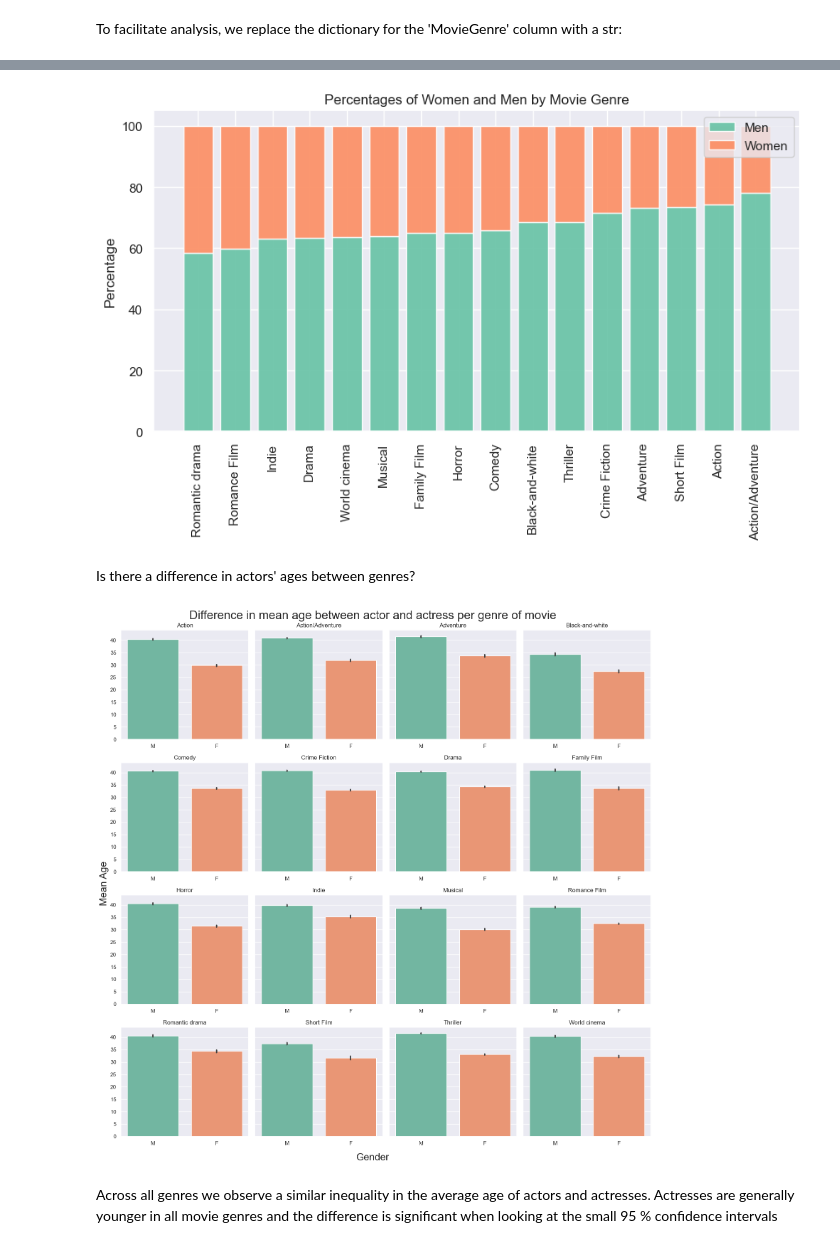
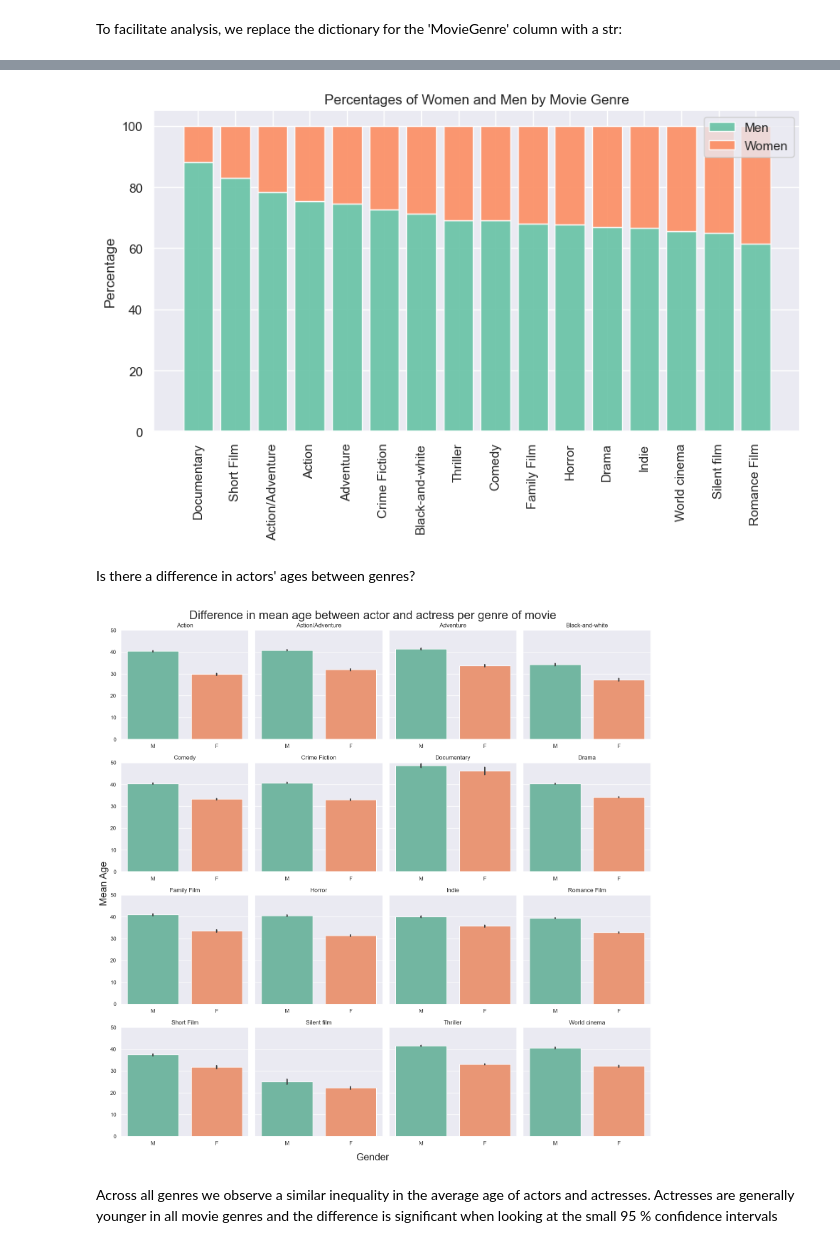
Before and after one commit to epfl-ada/ada-2023-project-teamcajare2023, a Jupyter notebook: P2.ipynb, the cells around one changed output, grey strips where cells are left out. Saved outputs shown, nothing was run; the diff lists cells and outputs as text; code cells hidden in the pictures.

```diff
--- a/P2.ipynb
+++ b/P2.ipynb
@@ -194,0 +199,29 @@ movies.sample(2)
+# %%
+all_unique_genres = set()
+
+# Get all the movie genres
+movies['MovieGenre'].apply(lambda x: all_unique_genres.update(x.values()) if isinstance(x, dict) else None)
+
+# Initialize dictionary with keys and values set to 0
+genres_count = {genre: 0 for genre in all_unique_genres}
+
+# Count the occurence of each genre
+for row in movies['MovieGenre']:
+    for key, value in row.items():
+        genres_count[value]+=1
+
+# Sort the dictionary by values in descending order
+genres_count = dict(sorted(genres_count.items(), key=lambda item: item[1], reverse=True))
+# %%
+plt.figure(figsize=(8, 4))
+
+# Keep the first 16 major genres
+major_16_genres = dict(islice(genres_count.items(), 16))
+
+x = np.arange(len(major_16_genres))
+
+plt.bar(x, major_16_genres.values())
+plt.xticks(x, major_16_genres.keys(), rotation='vertical')
+plt.title('16 Major Genres of Movies', fontsize=16)
+plt.ylabel('Number of movie for each genre')
+plt.show()
@@ -1087,4 +1201,6 @@ To facilitate analysis, we replace the dictionary for the 'MovieGenre' column wi
 # %%
-cmu_genre['MovieGenre'] = cmu_genre['MovieGenre'].apply(lambda x: list(x.values())[0])
+cmu_16_genre['MovieGenre'] = cmu_16_genre['MovieGenre'].apply(lambda x: list(x.values())[0])
+# %%
+cmu_16_genre = pd.merge(cmu_16_genre, df_gender_proportion_by_movie, on = ['WikiMovieID', 'ReleaseYear'], how = 'left')
 # %%
 # Split the dataset in 2 according to actor gender
@@ -1110,13 +1242,22 @@ genre_counts.sample(2)
 # %%
 # Plot the percentage of Women and Men per movie genre
 
+# Filter the cmu dataset to get only 1 row per movie. Otherwise, the genres are counted too many times
+cmu_16_without_duplicates = cmu_16_genre.drop_duplicates(subset=['WikiMovieID'], keep='first')
+
+women_perc_by_genre = cmu_16_without_duplicates.groupby('MovieGenre').agg({'PercentageofFemale': 'mean'})
+men_perc_by_genre = cmu_16_without_duplicates.groupby('MovieGenre').agg({'PercentageofMale': 'mean'})
+
+
 # Sort the DataFrame for better visualization
-genre_counts = genre_counts.sort_values(by='Percent_Men', ascending=True)
+women_perc_by_genre = women_perc_by_genre.sort_values(by='PercentageofFemale', ascending=True)
+men_perc_by_genre = men_perc_by_genre.sort_values(by='PercentageofMale', ascending=False)
+
 
 fig, ax = plt.subplots(figsize=(10, 5))
 
-ax.bar(genre_counts['MovieGenre'], genre_counts['Percent_Men'], label='Men', alpha=0.9)
-ax.bar(genre_counts['MovieGenre'], genre_counts['Percent_Women'], bottom=genre_counts['Percent_Men'], label='Women', alpha=0.9)
+ax.bar(men_perc_by_genre.index, men_perc_by_genre['PercentageofMale'], label='Men', alpha=0.9)
+ax.bar(women_perc_by_genre.index, women_perc_by_genre['PercentageofFemale'], bottom=men_perc_by_genre['PercentageofMale'], label='Women', alpha=0.9)
 
 plt.xticks(rotation='vertical')
 ax.set_ylabel('Percentage')
@@ -1125,32 +1266,32 @@ ax.legend()
 
 plt.show()
 # %% [output]
-[figure, old version]
+[figure, new version]
 # %% [markdown]
 Is there a difference in actors' ages between genres?
 # %%
-cmu_by_genre = cmu_genre.groupby('MovieGenre')
+cmu_by_genre = cmu_16_genre.groupby('MovieGenre')
 
 fig, axes = plt.subplots(4,4,figsize= (16,16), sharey=True)
 
 for genre, ax in zip(cmu_by_genre.groups.keys(), axes.flat):
     sns.set(style="darkgrid", palette="Set2")
 
     plot = sns.barplot(x='Gender', y='Age', data=cmu_by_genre.get_group(genre), ax=ax, order=['M', 'F'], errorbar=('ci',95))
     plot.set_title(genre)
     plot.set(ylabel=None)
     plot.set(xlabel=None)
-    plot.set(ylim = (0,44))
+    plot.set(ylim = (0,50))
 
 fig.supxlabel('Gender', fontsize=20)
 fig.supylabel('Mean Age', va='center', rotation=90, fontsize=20)
 fig.suptitle('Difference in mean age between actor and actress per genre of movie', fontsize=24)
 
 plt.tight_layout()
 
 plt.show()
 # %% [output]
-[figure, old version]
+[figure, new version]
 # %% [markdown]
 Across all genres we observe a similar inequality in the average age of actors and actresses. Actresses are generally younger in all movie genres and the difference is significant when looking at the small 95 % confidence intervals
 # %% [markdown]
```
Also changed, not shown: parts of 55 cells of this notebook.
